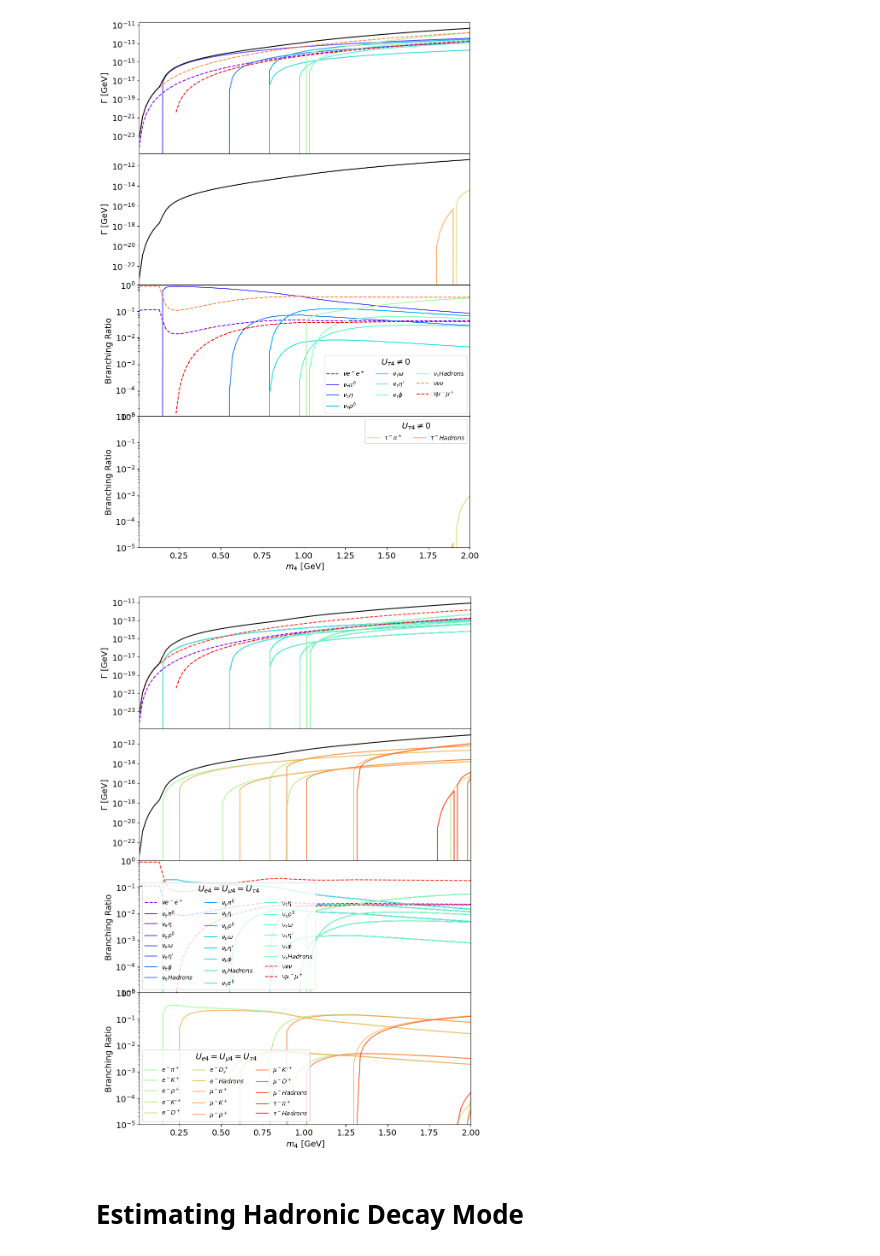
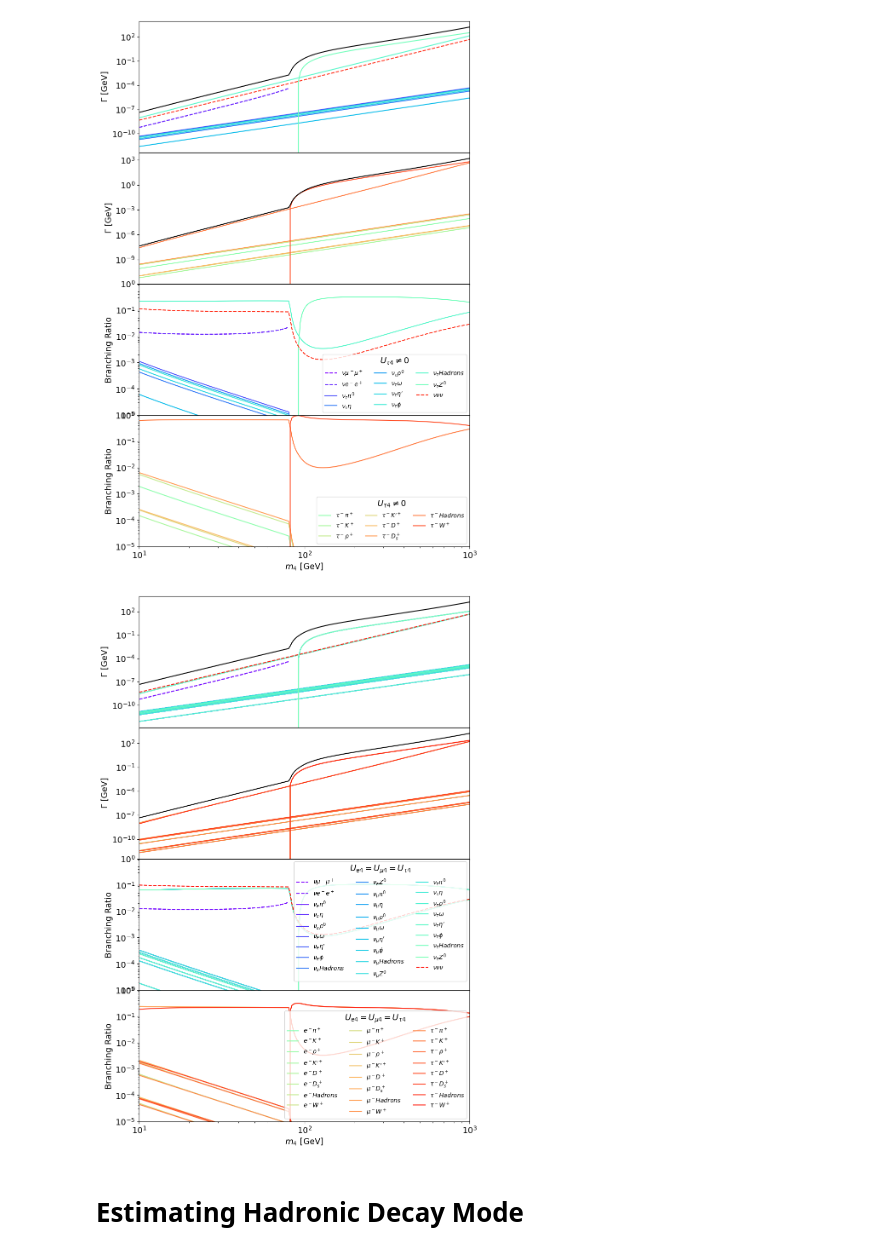
Before and after one commit to nickkamp1/SIREN_KM3NeT, a Jupyter notebook: HNLDecayWidths.ipynb, the cells around one changed output. Cells and saved outputs as stored; diff of their text form; code cells hidden in the pictures.

```diff
--- a/HNLDecayWidths.ipynb
+++ b/HNLDecayWidths.ipynb
@@ -45,8 +48,8 @@ for meson in ["W","Z","Qball","Pi","K","D","Ds","Rho","KPrime","Eta","EtaPrime",
 # %%
 mrange = np.linspace(0.01,3,100)
 mrange = np.linspace(0.01,2,100)
-mrange = np.linspace(0.01,2,100)
-# mrange = np.logspace(1,3,200)
+mrange = np.linspace(0.02,4,100)
+mrange = np.logspace(1,3,200)
 
 decay_width_dict_e = {}
 decay_width_dict_mu = {}
@@ -173,7 +176,7 @@ for i,decay_width_dict in enumerate([decay_width_dict_e,
     ax[2].set_ylim(1e-5,1)
     ax[3].set_ylim(1e-5,1)
     for _i in range(4):
-        ax[_i].semilogy()
+        ax[_i].loglog()
         ax[_i].tick_params(axis="both",labelsize=14)
     if i==0: title = r"$U_{e 4} \neq 0$"
     if i==1: title = r"$U_{\mu 4} \neq 0$"
@@ -191,5 +194,5 @@ for i,decay_width_dict in enumerate([decay_width_dict_e,
-[figure, old version]
+[figure, new version]
-[figure, old version]
+[figure, new version]
 # %% [markdown]
 # Estimating Hadronic Decay Mode
 # %%
```
Also changed, not shown: parts of 4 cells of this notebook, 9 other files.
